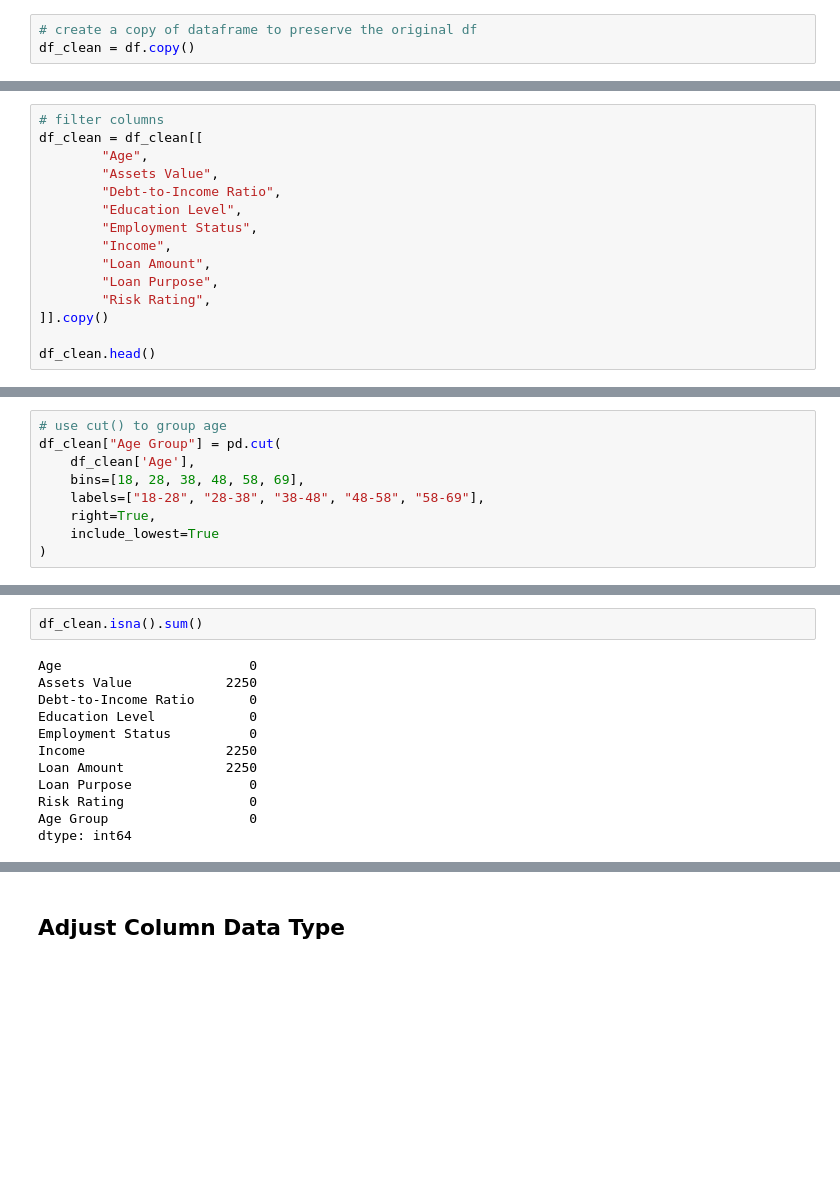
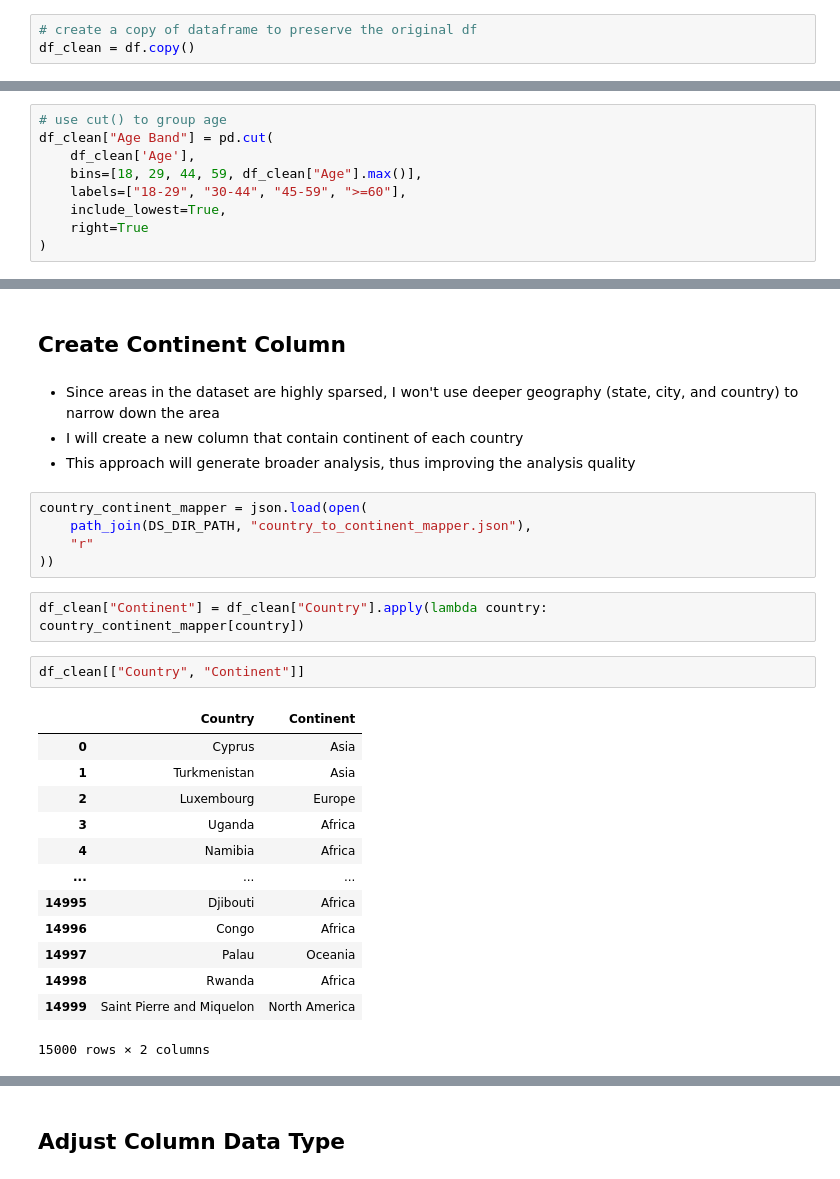
Before and after one commit to Gustana/Personal-Financial-Risk-Analysis, a Jupyter notebook: analysis.ipynb, the cells around one changed output, grey strips where cells are left out. Drawn from its saved outputs; the diff is of its cells as text; blank space fills up the shorter version.

Commit message:
update analysis questions

```diff
--- a/analysis.ipynb
+++ b/analysis.ipynb
@@ -205,15 +146,0 @@ As mentioned earlier, the columns that needed for further analysis are:
-# %%
-# filter columns
-df_clean = df_clean[[
-        "Age",
-        "Assets Value",
-        "Debt-to-Income Ratio",
-        "Education Level",
-        "Employment Status",
-        "Income",
-        "Loan Amount",
-        "Loan Purpose",
-        "Risk Rating",
-]].copy()
-
-df_clean.head()
@@ -234,11 +154,11 @@ In this section, I will create new columns to support my analysis:
 # %%
 # use cut() to group age
-df_clean["Age Group"] = pd.cut(
+df_clean["Age Band"] = pd.cut(
     df_clean['Age'],
-    bins=[18, 28, 38, 48, 58, 69],
-    labels=["18-28", "28-38", "38-48", "48-58", "58-69"],
-    right=True,
-    include_lowest=True
+    bins=[18, 29, 44, 59, df_clean["Age"].max()],
+    labels=["18-29", "30-44", "45-59", ">=60"],
+    include_lowest=True,
+    right=True
 )
 # %%
 df_clean.head()
@@ -252,14 +173,29 @@ df_clean.head()
-# %%
-df_clean.isna().sum()
-# %% [output]
-Age                        0
-Assets Value            2250
-Debt-to-Income Ratio       0
-Education Level            0
-Employment Status          0
-Income                  2250
-Loan Amount             2250
-Loan Purpose               0
-Risk Rating                0
-Age Group                  0
-dtype: int64
+# %% [markdown]
+## Create Continent Column
+# %% [markdown]
+- Since areas in the dataset are highly sparsed, I won't use deeper geography (state, city, and country) to narrow down the area
+- I will create a new column that contain continent of each country
+- This approach will generate broader analysis, thus improving the analysis quality
+# %%
+country_continent_mapper = json.load(open(
+    path_join(DS_DIR_PATH, "country_to_continent_mapper.json"),
+    "r"
+))
+# %%
+df_clean["Continent"] = df_clean["Country"].apply(lambda country: country_continent_mapper[country])
+# %%
+df_clean[["Country", "Continent"]]
+# %% [output]
+|  | Country | Continent |
+| 0 | Cyprus | Asia |
+| 1 | Turkmenistan | Asia |
+| 2 | Luxembourg | Europe |
+| 3 | Uganda | Africa |
+| 4 | Namibia | Africa |
+| ... | ... | ... |
+| 14995 | Djibouti | Africa |
+| 14996 | Congo | Africa |
+| 14997 | Palau | Oceania |
+| 14998 | Rwanda | Africa |
+| 14999 | Saint Pierre and Miquelon | North America |
+15000 rows × 2 columns
```
Also changed, not shown: parts of 169 cells of this notebook, 1 other file.
